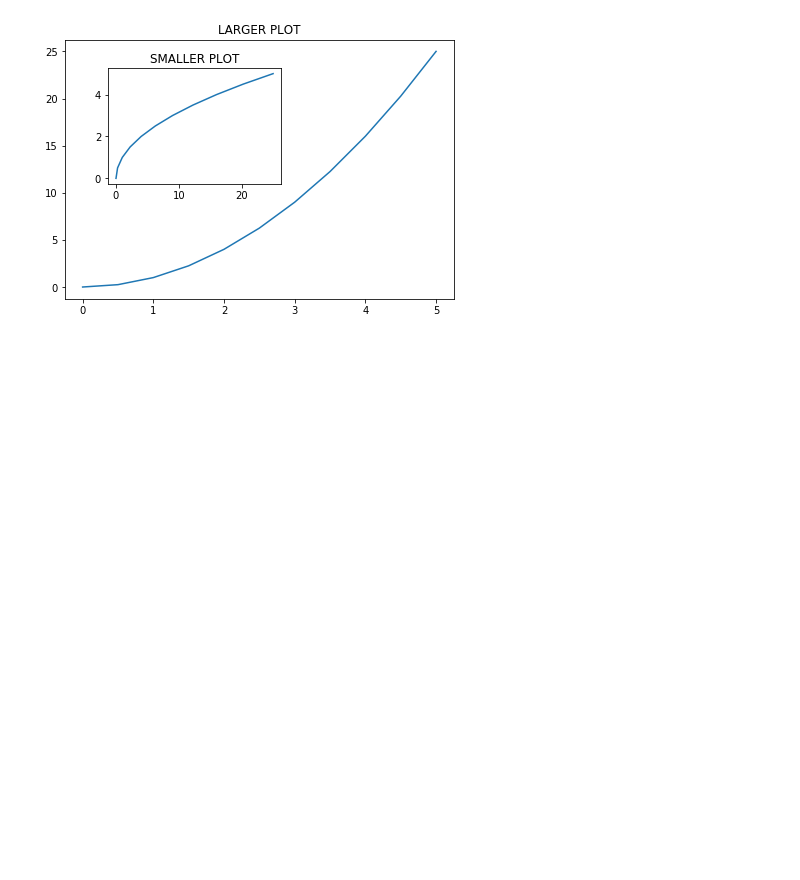
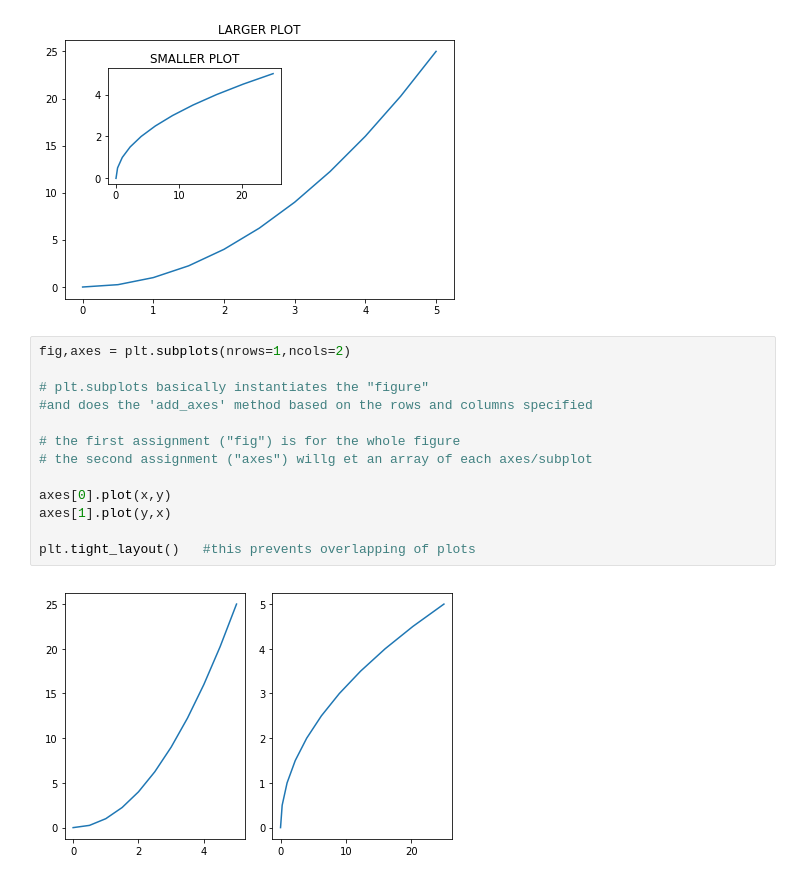
Before and after one commit to c2eien/charles, a Jupyter notebook: Data Vis/MatPlotLib/matplotlib.ipynb, the cells around one changed output. Drawn from its saved outputs; the diff is of its cells as text; blank space fills up the shorter version.

```diff
--- a/Data Vis/MatPlotLib/matplotlib.ipynb
+++ b/Data Vis/MatPlotLib/matplotlib.ipynb
@@ -88,3 +90,18 @@ axes2.set_title('SMALLER PLOT')
 # %% [output]
 <matplotlib.text.Text at 0x...>
 [figure]
+# %%
+fig,axes = plt.subplots(nrows=1,ncols=2)
+
+# plt.subplots basically instantiates the "figure"
+#and does the 'add_axes' method based on the rows and columns specified
+
+# the first assignment ("fig") is for the whole figure
+# the second assignment ("axes") willg et an array of each axes/subplot
+
+axes[0].plot(x,y)
+axes[1].plot(y,x)
+
+plt.tight_layout()   #this prevents overlapping of plots
+# %% [output]
+[figure, added]
```
Also changed, not shown: parts of 8 cells of this notebook, 2 other files.
